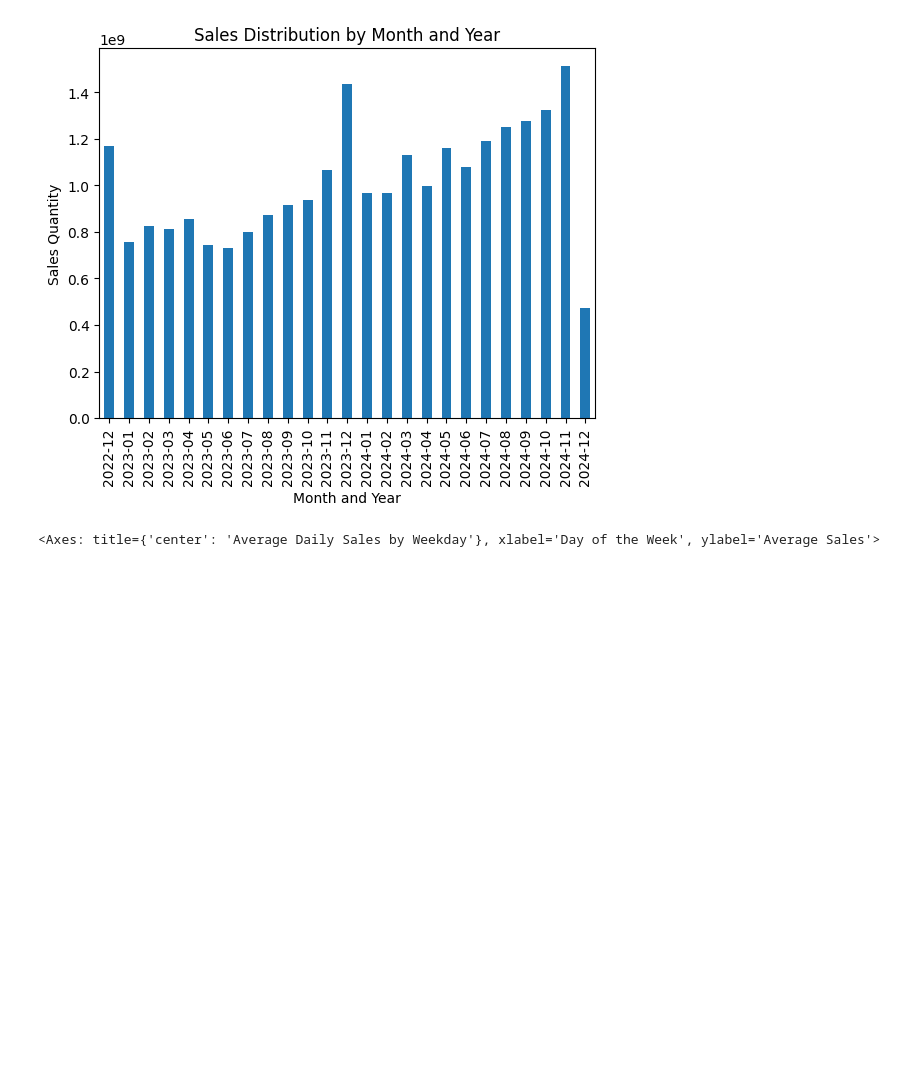
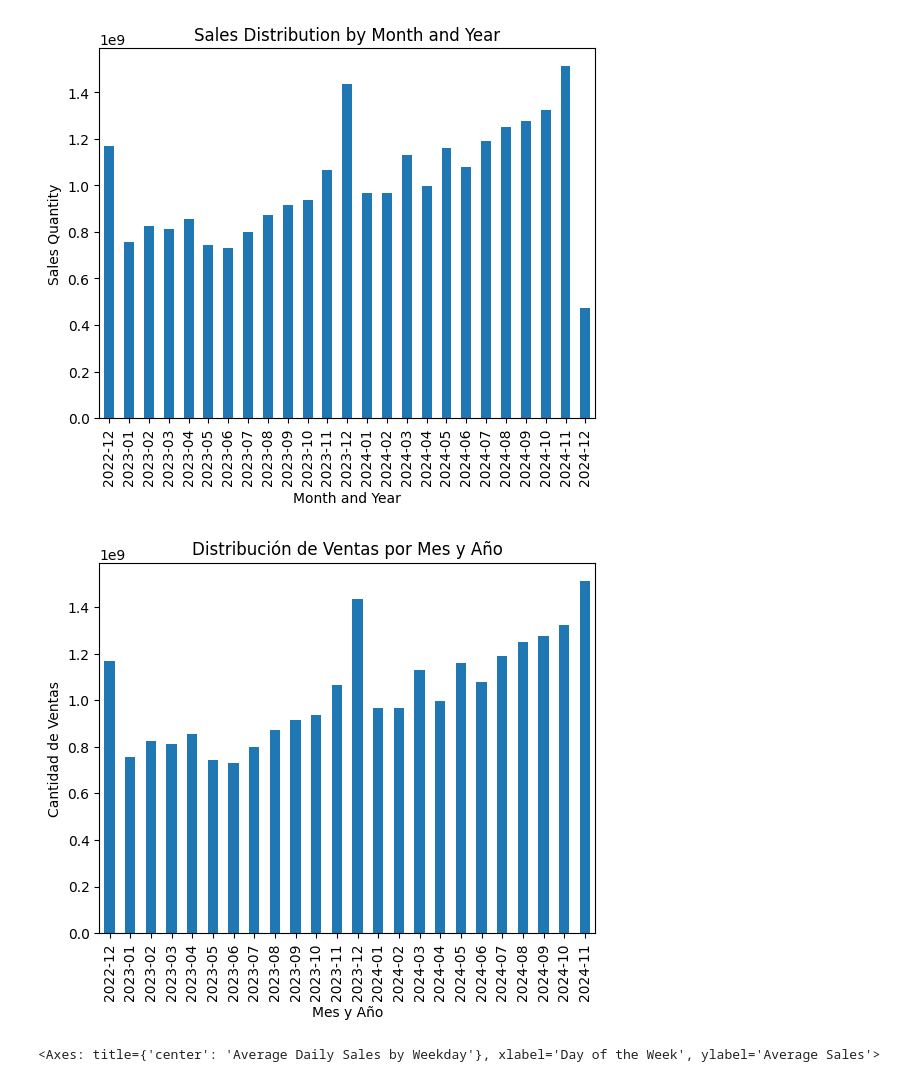
Before and after one commit to SantiagoRomanoOddone/MasterThesis, a Jupyter notebook: features/data_exploration.ipynb, the cells around one changed output. Saved outputs shown, nothing was run; the diff lists cells and outputs as text; code cells hidden in the pictures; blank space fills up the shorter version.

```diff
--- a/features/data_exploration.ipynb
+++ b/features/data_exploration.ipynb
@@ -150,6 +225,17 @@ plt.ylabel('Sales Quantity')
 plt.show()
 # %% [output]
 [figure]
+# %%
+data = data[data['fecha_comercial'] <= '2024-11-30']
+data['fecha_comercial'] = pd.to_datetime(data['fecha_comercial'])
+data['year_month'] = data['fecha_comercial'].dt.to_period('M')
+month_sales = data.groupby('year_month')['cant_vta'].sum()
+month_sales.plot(kind='bar', title='Distribución de Ventas por Mes y Año')
+plt.xlabel('Mes y Año')
+plt.ylabel('Cantidad de Ventas')
+plt.show()
+# %% [output]
+[figure, added]
 # %%
 data['week_day'] = data['fecha_comercial'].dt.day_name()
 day_sales = data.groupby('week_day')['cant_vta'].mean().reindex(['Monday', 'Tuesday', 'Wednesday', 'Thursday', 'Friday', 'Saturday', 'Sunday'])
```
Also changed, not shown: parts of 3 cells of this notebook.
